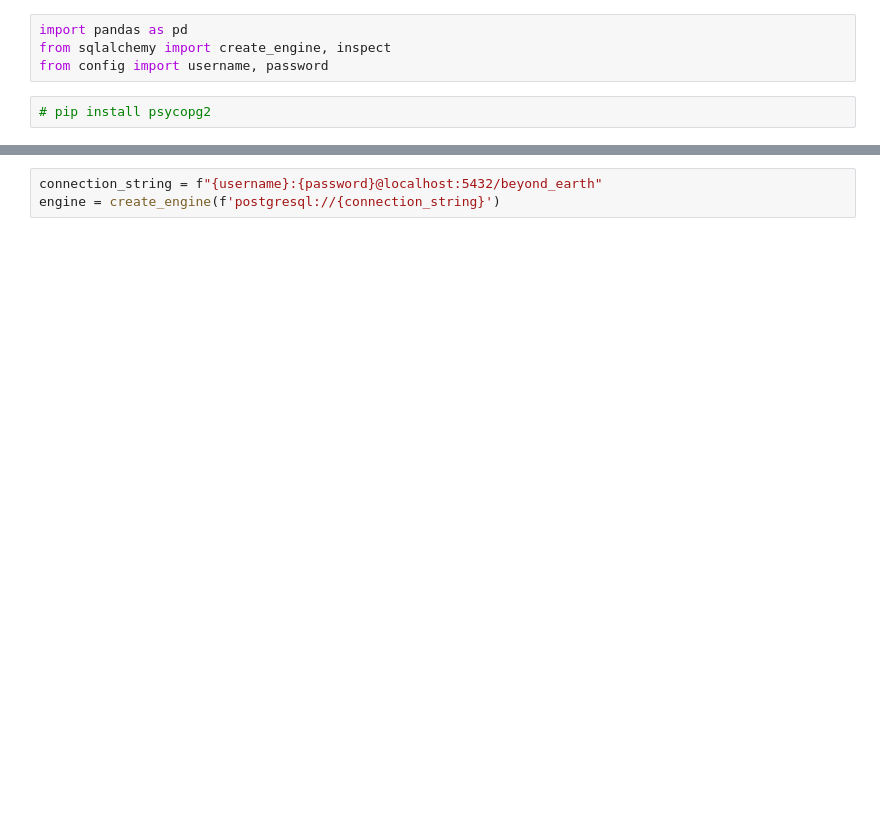
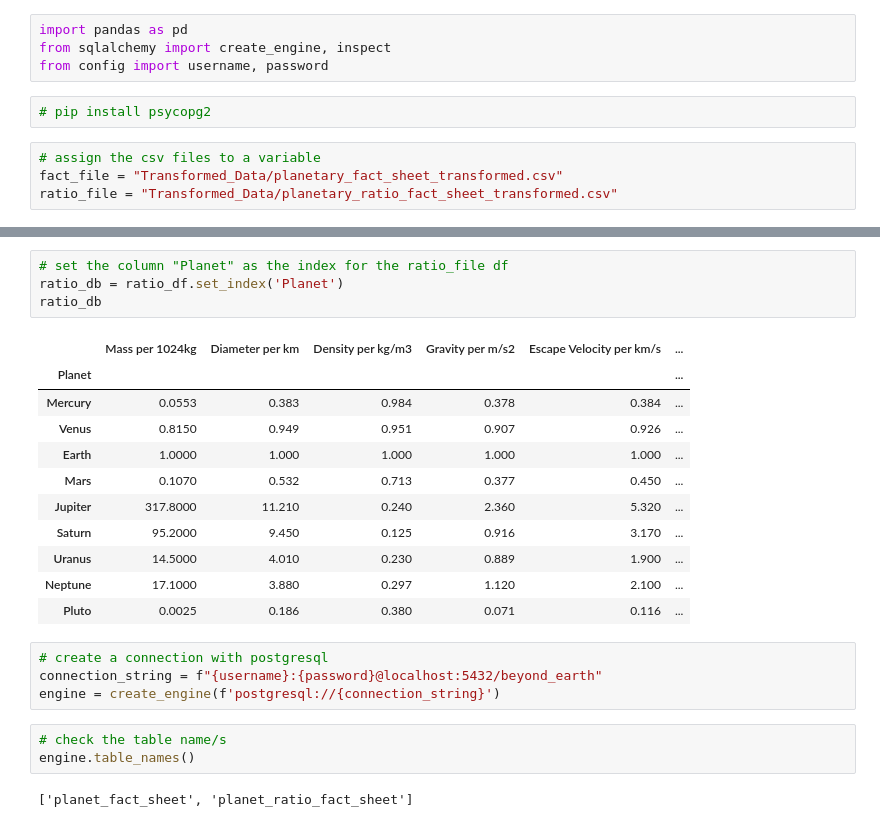
Before and after one commit to AR-Elbers/ETL-Project-Beyond-Earth, a Jupyter notebook: load_df_to_database.ipynb, the cells around one changed output, grey strips where cells are left out. Drawn from its saved outputs; the diff is of its cells as text; blank space fills up the shorter version.

```diff
--- a/load_df_to_database.ipynb
+++ b/load_df_to_database.ipynb
@@ -4,4 +4,8 @@ from sqlalchemy import create_engine, inspect
 from config import username, password
 # %%
 # pip install psycopg2
+# %%
+# assign the csv files to a variable
+fact_file = "Transformed_Data/planetary_fact_sheet_transformed.csv"
+ratio_file = "Transformed_Data/planetary_ratio_fact_sheet_transformed.csv"
 # %%
@@ -33,4 +57,26 @@ fact_db
+# %%
+# set the column "Planet" as the index for the ratio_file df
+ratio_db = ratio_df.set_index('Planet')
+ratio_db
+# %% [output]
+|  | Mass per 1024kg | Diameter per km | Density per kg/m3 | Gravity per m/s2 | Escape Velocity per km/s | ... |
+| Planet |  |  |  |  |  | ... |
+| Mercury | 0.0553 | 0.383 | 0.984 | 0.378 | 0.384 | ... |
+| Venus | 0.8150 | 0.949 | 0.951 | 0.907 | 0.926 | ... |
+| Earth | 1.0000 | 1.000 | 1.000 | 1.000 | 1.000 | ... |
+| Mars | 0.1070 | 0.532 | 0.713 | 0.377 | 0.450 | ... |
+| Jupiter | 317.8000 | 11.210 | 0.240 | 2.360 | 5.320 | ... |
+| Saturn | 95.2000 | 9.450 | 0.125 | 0.916 | 3.170 | ... |
+| Uranus | 14.5000 | 4.010 | 0.230 | 0.889 | 1.900 | ... |
+| Neptune | 17.1000 | 3.880 | 0.297 | 1.120 | 2.100 | ... |
+| Pluto | 0.0025 | 0.186 | 0.380 | 0.071 | 0.116 | ... |
 # %%
+# create a connection with postgresql
 connection_string = f"{username}:{password}@localhost:5432/beyond_earth"
 engine = create_engine(f'postgresql://{connection_string}')
+# %%
+# check the table name/s
+engine.table_names()
+# %% [output]
+['planet_fact_sheet', 'planet_ratio_fact_sheet']
 # %%
```
Also changed, not shown: parts of 9 cells of this notebook, 7 other files.
